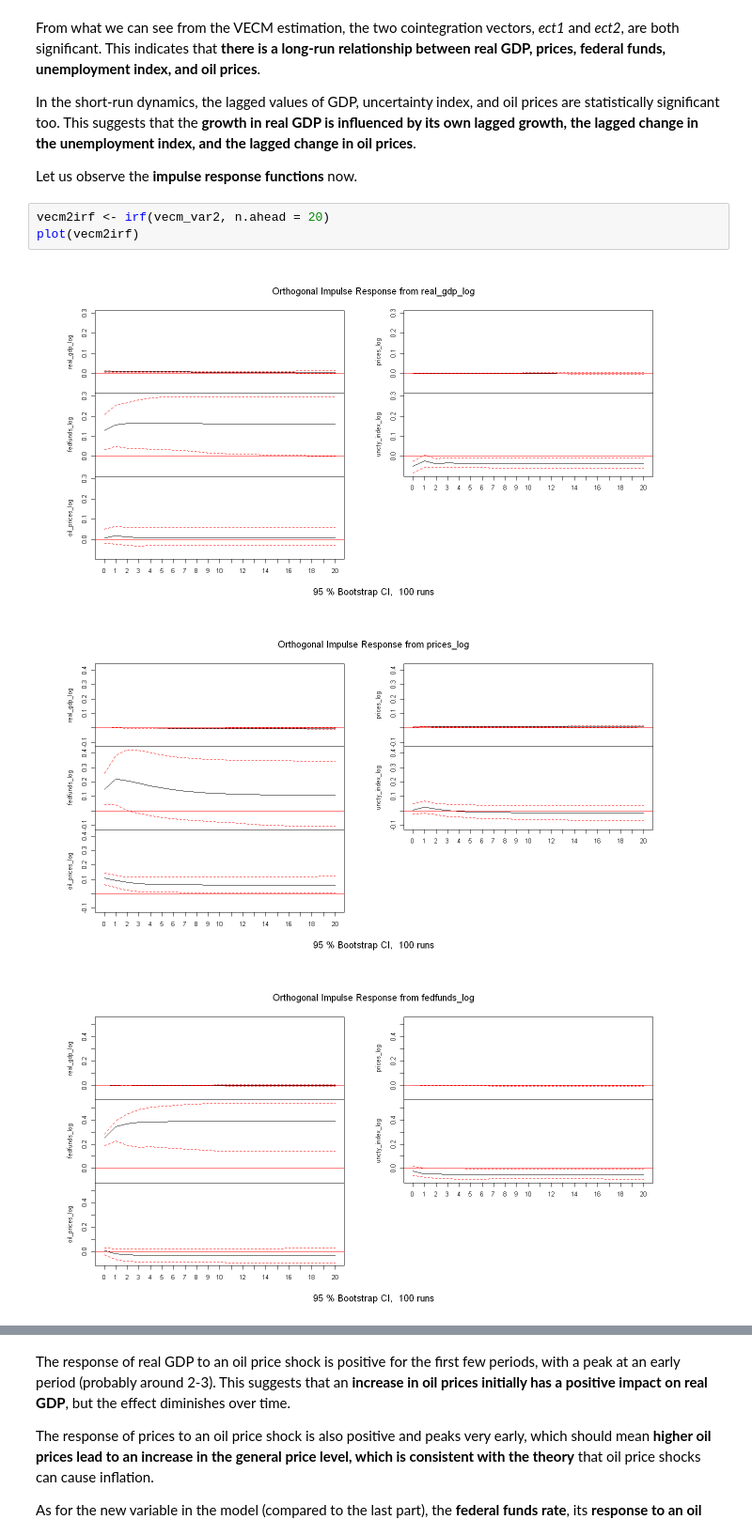
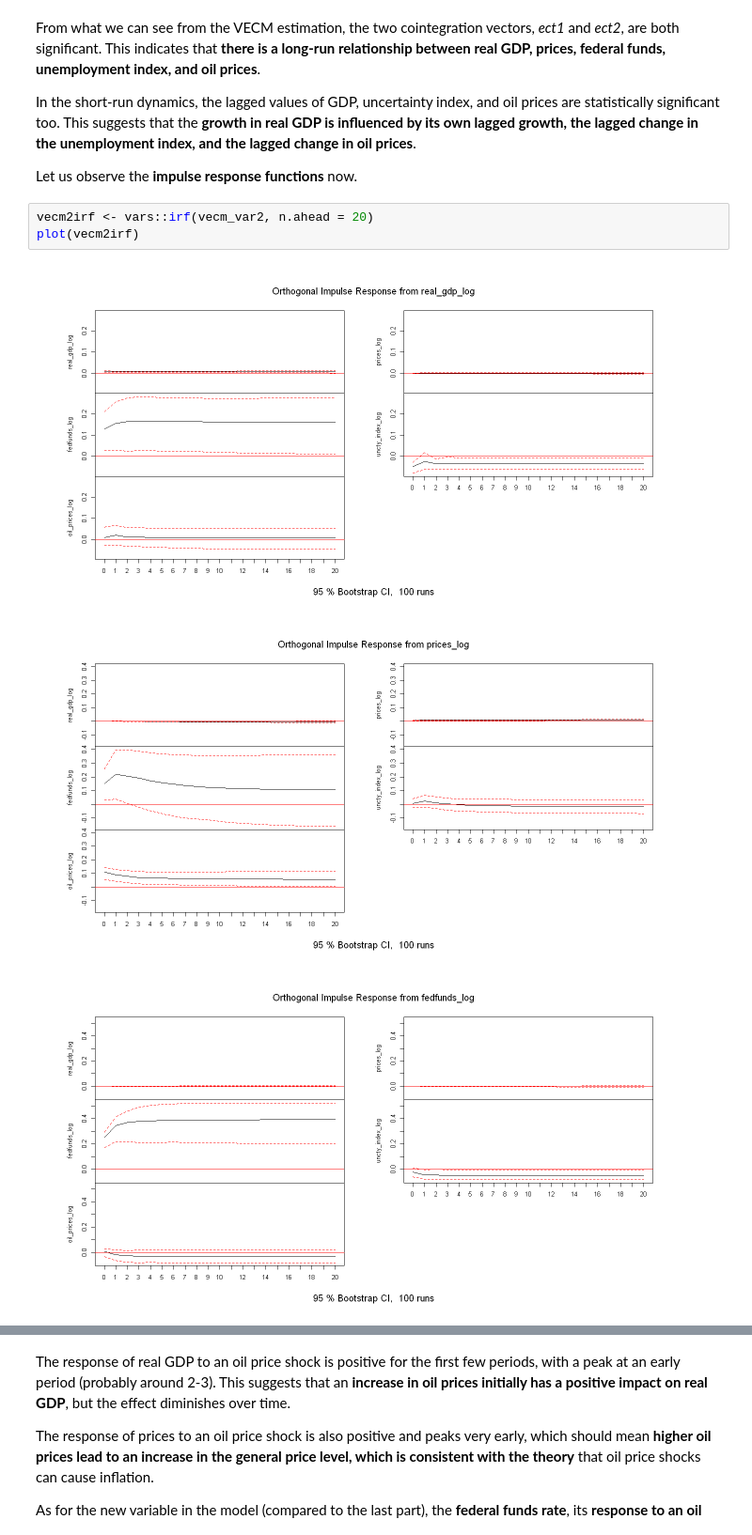
Before and after one commit to PetrCala/macro_tools_term_paper, a Jupyter notebook: code/cala_termpaper_main.ipynb, the cells around one changed output, grey strips where cells are left out. Shown at 94% size. Saved outputs shown, nothing was run; the diff lists cells and outputs as text.

```diff
--- a/code/cala_termpaper_main.ipynb
+++ b/code/cala_termpaper_main.ipynb
@@ -1011,9 +1000,9 @@ In the short-run dynamics, the lagged values of GDP, uncertainty index, and oil
 
 Let us observe the **impulse response functions** now.
 # %%
-vecm2irf <- irf(vecm_var2, n.ahead = 20)
+vecm2irf <- vars::irf(vecm_var2, n.ahead = 20)
 plot(vecm2irf)
 # %% [output]
-[figure, old version]
+[figure, new version]
-[figure, old version]
+[figure, new version]
-[figure, old version]
+[figure, new version]
```
Also changed, not shown: parts of 13 cells of this notebook.
